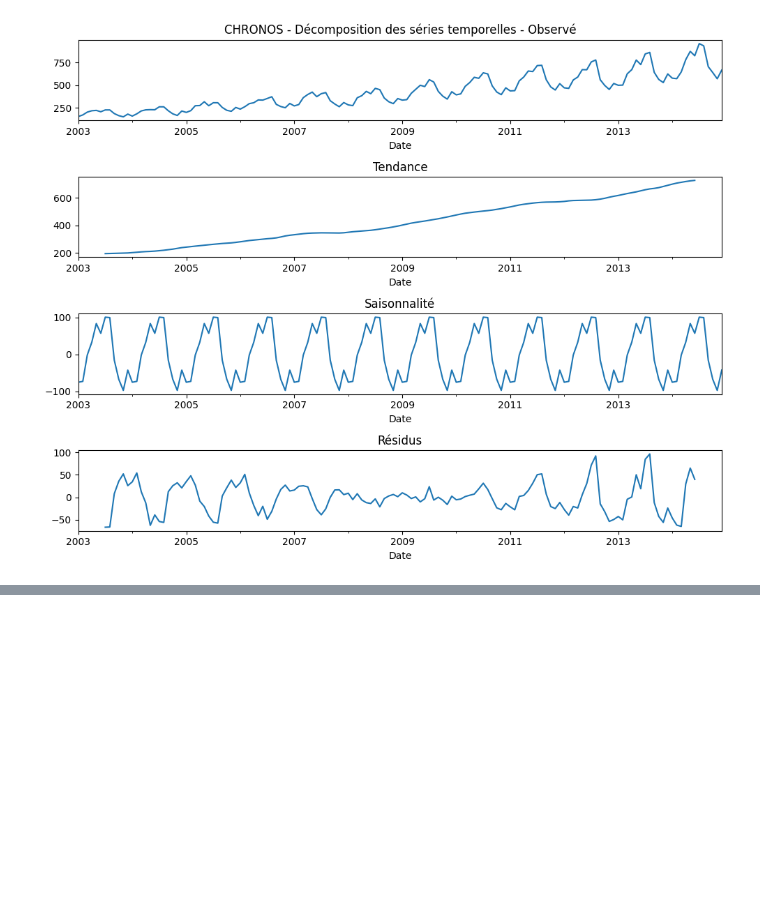
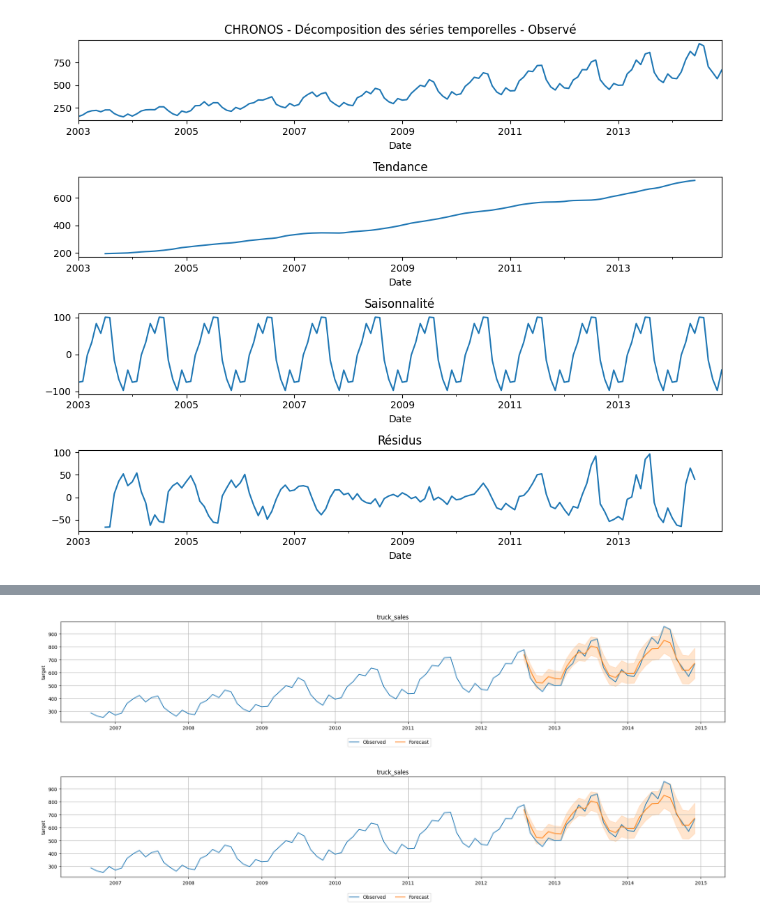
Before and after one commit to Krock13/AI_Engineer_Projet_9_Developpez_une_preuve_de_concept, a Jupyter notebook: notebook_012025.ipynb, the cells around one changed output, grey strips where cells are left out. Saved outputs shown, nothing was run; the diff lists cells and outputs as text; code cells hidden in the pictures; blank space fills up the shorter version.

```diff
--- a/notebook_012025.ipynb
+++ b/notebook_012025.ipynb
@@ -554,0 +711,10 @@ plt.show()
+# %%
+predictor.plot(
+    data=test_data,
+    predictions=predictions_chronos,
+    item_ids=["truck_sales"],
+    max_history_length=100,
+)
+# %% [output]
+[figure, added]
+[figure, added]
```
Also changed, not shown: parts of 16 cells of this notebook, 14 other files.
